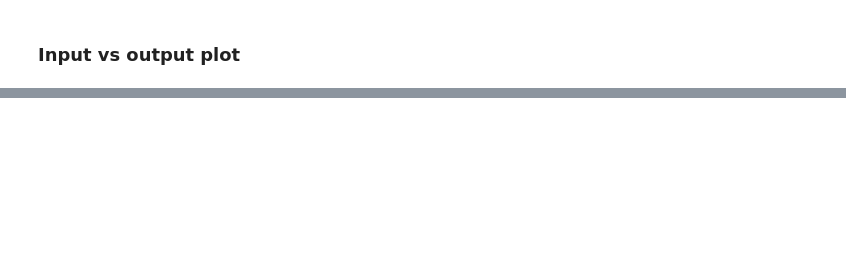
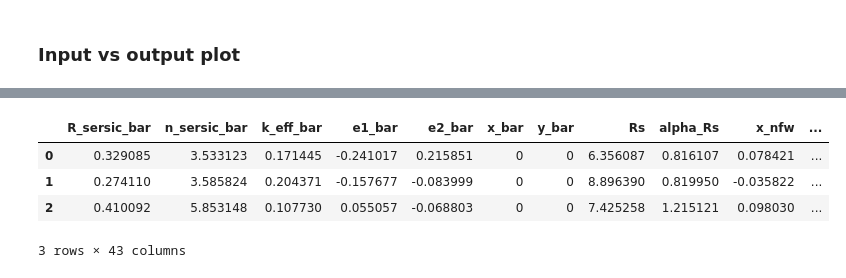
Before and after one commit to nataliehogg/analosis, a Jupyter notebook: analosis/notebooks/analosis_notebook.ipynb, the cells around one changed output, grey strips where cells are left out. Cells and saved outputs as stored; diff of their text form; code cells hidden in the pictures; blank space fills up the shorter version.

```diff
--- a/analosis/notebooks/analosis_notebook.ipynb
+++ b/analosis/notebooks/analosis_notebook.ipynb
@@ -122,5 +93,0 @@ NameError: name 'p' is not defined
-# %%
-import pandas as pd
-path = '/Users/pierrefleury/GitHub/analosis/analosis/results/datasets/'
-kwargs = pd.read_csv(path + '/input_kwargs.csv')
-kwargs
@@ -145,0 +94,9 @@ kwargs
+# %%
+kwargs = pd.read_csv(path + '/datasets//input_kwargs.csv')
+kwargs
+# %% [output]
+|  | R_sersic_bar | n_sersic_bar | k_eff_bar | e1_bar | e2_bar | x_bar | y_bar | Rs | alpha_Rs | x_nfw | ... |
+| 0 | 0.329085 | 3.533123 | 0.171445 | -0.241017 | 0.215851 | 0 | 0 | 6.356087 | 0.816107 | 0.078421 | ... |
+| 1 | 0.274110 | 3.585824 | 0.204371 | -0.157677 | -0.083999 | 0 | 0 | 8.896390 | 0.819950 | -0.035822 | ... |
+| 2 | 0.410092 | 5.853148 | 0.107730 | 0.055057 | -0.068803 | 0 | 0 | 7.425258 | 1.215121 | 0.098030 | ... |
+3 rows × 43 columns
```
Also changed, not shown: parts of 7 cells of this notebook, 1 other file.
